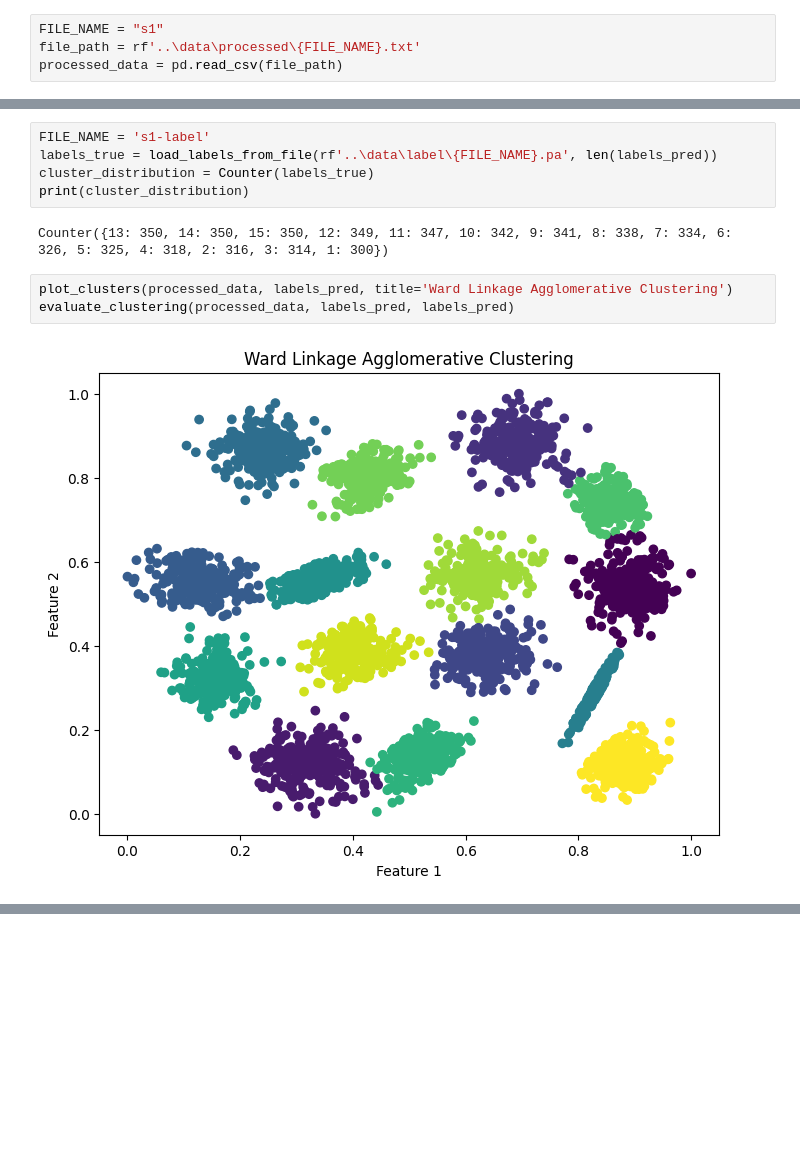
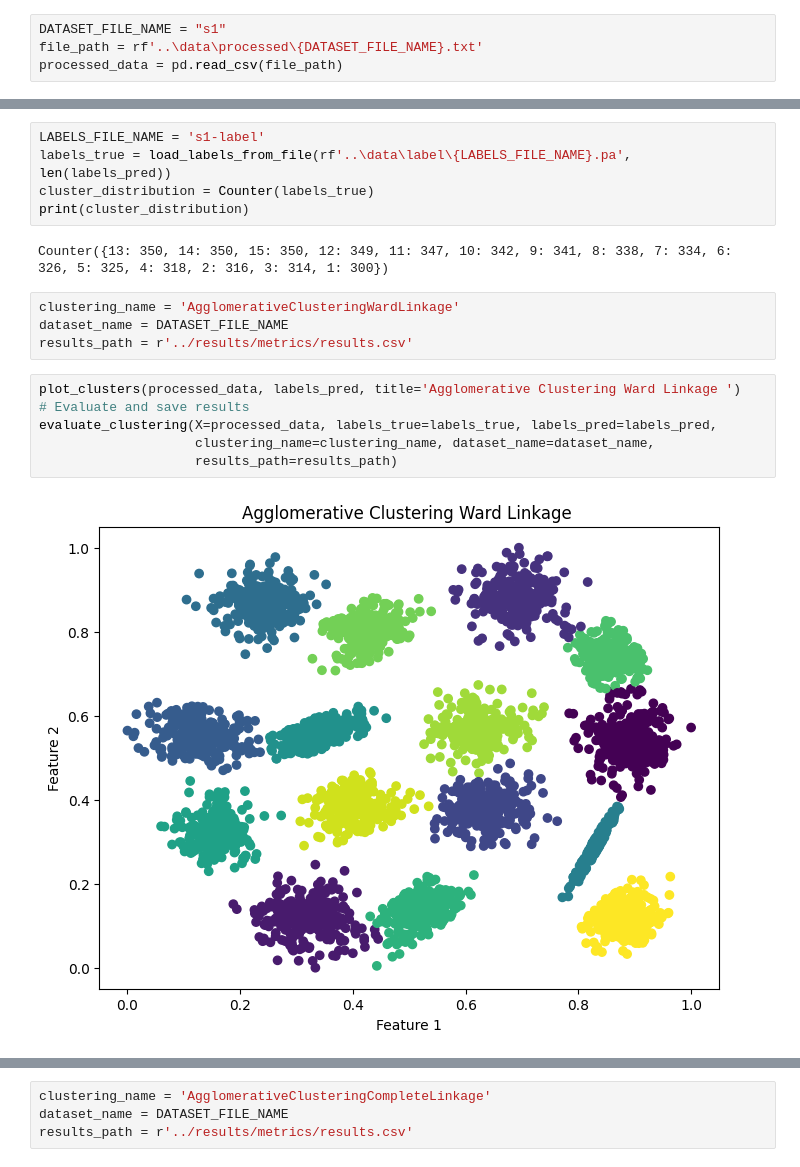
Before and after one commit to akila-ocj/awesome-cluster-algorithm-comparison, a Jupyter notebook: notebooks/02_agglomerative_clustering.ipynb, the cells around one changed output, grey strips where cells are left out. Cells and saved outputs as stored; diff of their text form; blank space fills up the shorter version.

Commit message:
Add save results.csv

```diff
--- a/notebooks/02_agglomerative_clustering.ipynb
+++ b/notebooks/02_agglomerative_clustering.ipynb
@@ -10,8 +10,8 @@ import matplotlib.pyplot as plt
 from sklearn.cluster import AgglomerativeClustering
 from src.utils_clustering import plot_clusters, evaluate_clustering, load_labels_from_file
 # %%
-FILE_NAME = "s1"
-file_path = rf'..\data\processed\{FILE_NAME}.txt'
+DATASET_FILE_NAME = "s1"
+file_path = rf'..\data\processed\{DATASET_FILE_NAME}.txt'
 processed_data = pd.read_csv(file_path)
 # %%
 agglomerative_clustering = AgglomerativeClustering(n_clusters=15, linkage='ward')
@@ -24,14 +24,21 @@ print(cluster_distribution)
 # %% [output]
 Counter({0: 363, 2: 358, 13: 352, 9: 348, 4: 346, 1: 343, 5: 341, 3: 337, 8: 335, 7: 327, 14: 325, 11: 314, 6: 312, 10: 301, 12: 298})
 # %%
-FILE_NAME = 's1-label'
-labels_true = load_labels_from_file(rf'..\data\label\{FILE_NAME}.pa', len(labels_pred))
+LABELS_FILE_NAME = 's1-label'
+labels_true = load_labels_from_file(rf'..\data\label\{LABELS_FILE_NAME}.pa', len(labels_pred))
 cluster_distribution = Counter(labels_true)
 print(cluster_distribution)
 # %% [output]
 Counter({13: 350, 14: 350, 15: 350, 12: 349, 11: 347, 10: 342, 9: 341, 8: 338, 7: 334, 6: 326, 5: 325, 4: 318, 2: 316, 3: 314, 1: 300})
+# %%
+clustering_name = 'AgglomerativeClusteringWardLinkage'
+dataset_name = DATASET_FILE_NAME
+results_path = r'../results/metrics/results.csv'
 # %%
-plot_clusters(processed_data, labels_pred, title='Ward Linkage Agglomerative Clustering')
-evaluate_clustering(processed_data, labels_pred, labels_pred)
+plot_clusters(processed_data, labels_pred, title='Agglomerative Clustering Ward Linkage ')
+# Evaluate and save results
+evaluate_clustering(X=processed_data, labels_true=labels_true, labels_pred=labels_pred,
+                    clustering_name=clustering_name, dataset_name=dataset_name,
+                    results_path=results_path)
 # %% [output]
-[figure, old version]
+[figure, new version]
@@ -55,3 +61,7 @@ V-Measure Score: 1.0
+# %%
+clustering_name = 'AgglomerativeClusteringCompleteLinkage'
+dataset_name = DATASET_FILE_NAME
+results_path = r'../results/metrics/results.csv'
 # %%
 agglomerative_clustering = AgglomerativeClustering(n_clusters=15, linkage='complete')
 labels_pred = agglomerative_clustering.fit_predict(processed_data)
```
Also changed, not shown: parts of 6 cells of this notebook, 2 other files.
